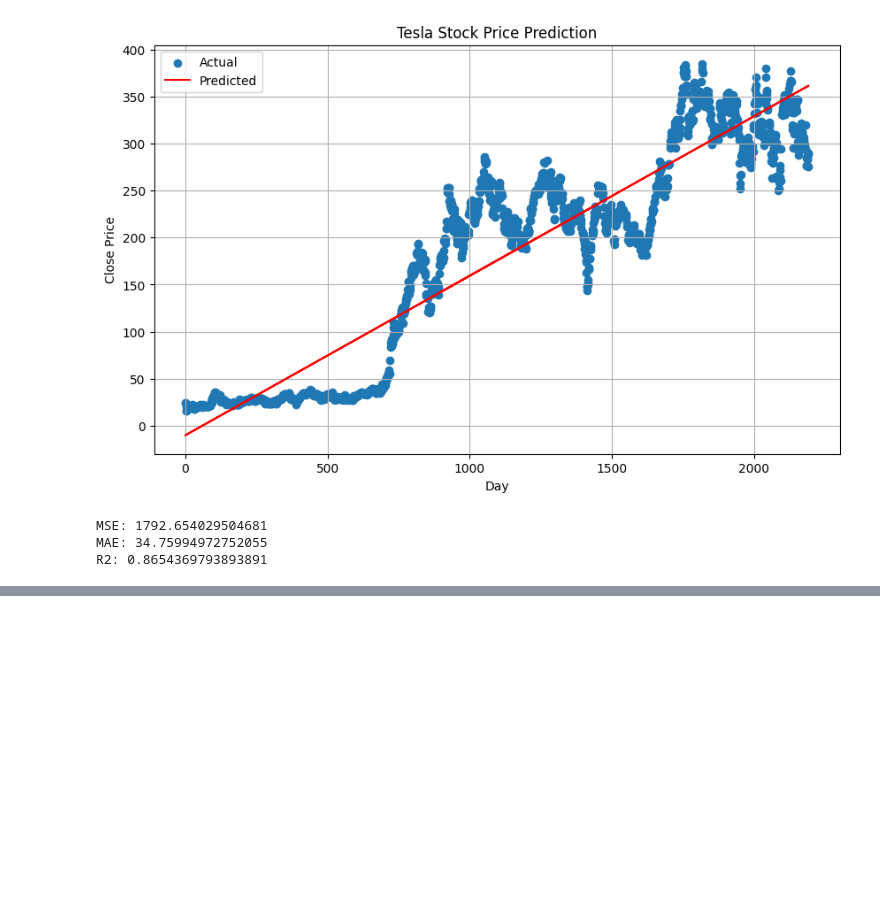
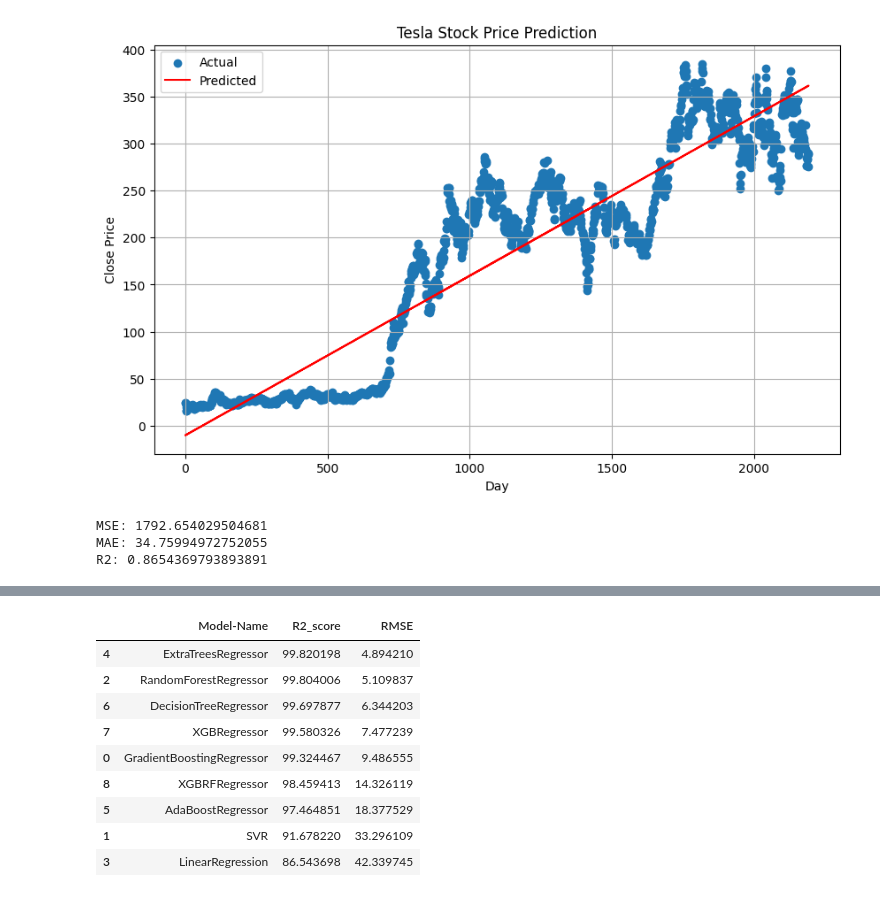
Before and after one commit to faizantanveeer/tesla-stock-price-prediction, a Jupyter notebook: Tesla_Stock_Price_Prediction.ipynb, the cells around one changed output, grey strips where cells are left out. Drawn from its saved outputs; the diff is of its cells as text; code cells hidden in the pictures; blank space fills up the shorter version.

Commit message:
compared all models with their r2 scores

```diff
--- a/Tesla_Stock_Price_Prediction.ipynb
+++ b/Tesla_Stock_Price_Prediction.ipynb
@@ -221,3 +227,25 @@ print(f'R2: {r2_score(test_y, model.predict(test_X))}')
 MSE: 1792.654029504681
 MAE: 34.75994972752055
 R2: 0.8654369793893891
+# %%
+model_name=[]
+r2score=[]
+rmse=[]
+models=[
+    GradientBoostingRegressor(random_state=42),
+    SVR(),
+    RandomForestRegressor(random_state=42),
+    LinearRegression(),
+    ExtraTreesRegressor(random_state=42),
+    AdaBoostRegressor(random_state=42),
+    DecisionTreeRegressor(random_state=42),
+    XGBRegressor(random_state=42),
+    XGBRFRegressor(random_state=42)
+]
+
+for model in models:
+    model.fit(train_X , train_y)
+    y_pred = model.predict(test_X)
+    model_name.append(model.__class__.__name__)
+    r2score.append(str(r2_score( test_y , y_pred ) * 100 ))
+    rmse.append(str(mean_squared_error( test_y , y_pred,squared=False )))
@@ -223,0 +270,17 @@ R2: 0.8654369793893891
+# %%
+models_df = pd.DataFrame({"Model-Name":model_name, "R2_score": r2score ,'RMSE':rmse})
+models_df = models_df.astype({"R2_score": float, "RMSE": float})
+models_df = models_df.sort_values(by = "R2_score", ascending = False)
+# %%
+models_df
+# %% [output]
+|  | Model-Name | R2_score | RMSE |
+| 4 | ExtraTreesRegressor | 99.820198 | 4.894210 |
+| 2 | RandomForestRegressor | 99.804006 | 5.109837 |
+| 6 | DecisionTreeRegressor | 99.697877 | 6.344203 |
+| 7 | XGBRegressor | 99.580326 | 7.477239 |
+| 0 | GradientBoostingRegressor | 99.324467 | 9.486555 |
+| 8 | XGBRFRegressor | 98.459413 | 14.326119 |
+| 5 | AdaBoostRegressor | 97.464851 | 18.377529 |
+| 1 | SVR | 91.678220 | 33.296109 |
+| 3 | LinearRegression | 86.543698 | 42.339745 |
```
Also changed, not shown: parts of 2 cells of this notebook.
